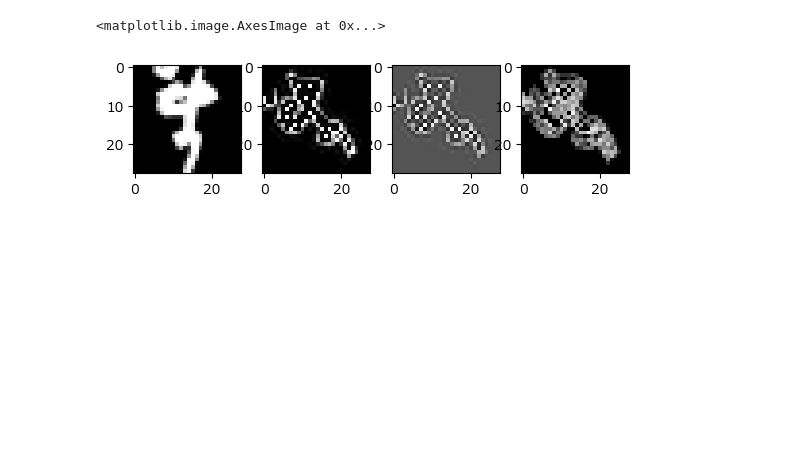
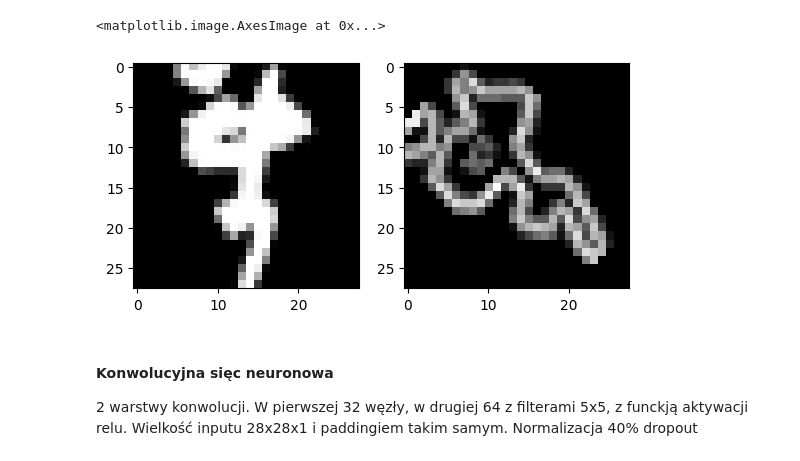
Before and after one commit to GGryg/inteligencja-obliczeniowa, a Jupyter notebook: kuzushiji/kuzushiji.ipynb, the cells around one changed output. Cells and saved outputs as stored; diff of their text form; code cells hidden in the pictures; blank space fills up the shorter version.

```diff
--- a/kuzushiji/kuzushiji.ipynb
+++ b/kuzushiji/kuzushiji.ipynb
@@ -28,23 +40,14 @@ test_labels = to_categorical(test_labels, length)
 # %%
 img1 = train_set[15]
 img2 = sp.ndimage.rotate(img1, angle=45, reshape=False)
-blur = sp.ndimage.gaussian_filter(img2, 0.1)
-blur2 = sp.ndimage.gaussian_filter(blur, 0.3)
-alpha = 5
-sh = blur + alpha * (blur - blur2)
-d = sp.ndimage.spline_filter(sh, order=2)
 z = sp.ndimage.gaussian_gradient_magnitude(img2, 0.3)
-plt.subplot(1, 4, 1)
+plt.subplot(1, 2, 1)
 plt.imshow(img1, cmap="gray")
-plt.subplot(1, 4, 2)
-plt.imshow(sh, cmap="gray")
-plt.subplot(1, 4, 3)
-plt.imshow(d, cmap="gray")
-plt.subplot(1, 4, 4)
+plt.subplot(1, 2, 2)
 plt.imshow(z, cmap="gray")
 # %% [output]
 <matplotlib.image.AxesImage at 0x...>
-[figure, old version]
+[figure, new version]
 # %%
 augmentedTrainData = []
 augmentedTestData = []
@@ -66,6 +69,11 @@ aTestData = np.array(augmentedTestData)
 aTrainData = np.array(augmentedTrainData)
 # a1Train = {"arr_0": aTrainData}
 # np.savez('a3/a3Train.npz', **a1Train)
+# %% [markdown]
+#### Konwolucyjna sięc  neuronowa
+2 warstwy konwolucji. W pierwszej 32 węzły, w drugiej 64 z filterami 5x5, z funckją aktywacji relu. Wielkość inputu 28x28x1 i paddingiem takim samym.
+Normalizacja
+40% dropout
 # %%
 model = Sequential()
 model.add(Conv2D(32, (5, 5), activation='relu', input_shape=(28, 28, 1), padding="same"))
```
Also changed, not shown: parts of 33 cells of this notebook, 2 other files.
